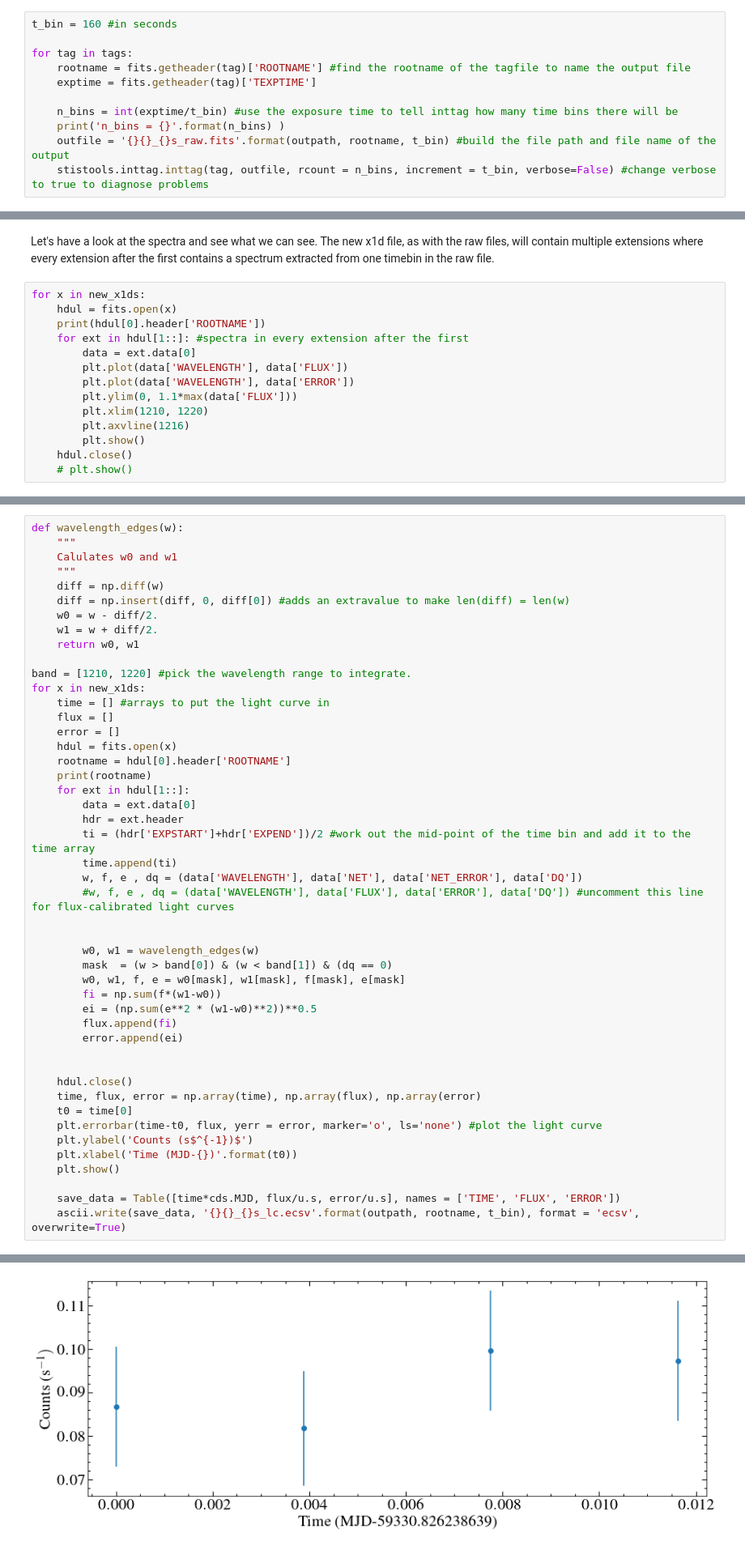
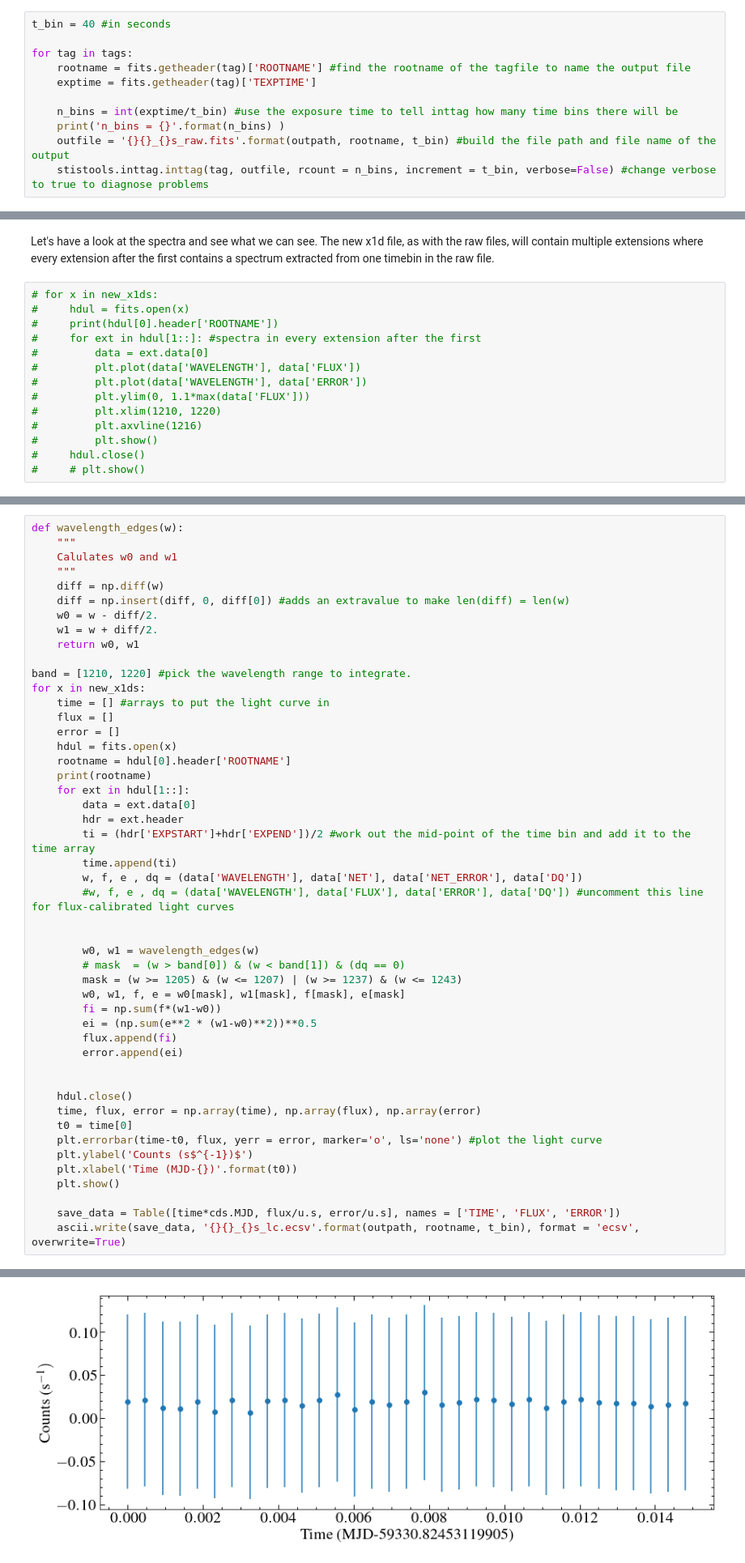
Before and after one commit to davidjwilson/pceb, a Jupyter notebook: eg_uma/eg_uma_stis_lc.ipynb, the cells around one changed output, grey strips where cells are left out. Shown: that part at 81% size. Saved outputs shown, nothing was run; the diff lists cells and outputs as text.

```diff
--- a/eg_uma/eg_uma_stis_lc.ipynb
+++ b/eg_uma/eg_uma_stis_lc.ipynb
@@ -79,7 +79,7 @@ The most important decision is what time step to use. This will depend on what y
 
 Now run intagg on each tagfile. This will make a new "raw" file with multiple extensions, where each extension after the first contains the events for one time bin. Note that stistools doens't like makeing repeat files, so if you want to re-run this you need to remove all new raw files, x1ds files etc from the output directory. https://stistools.readthedocs.io/en/latest/inttag.html
 # %%
-t_bin = 160 #in seconds
+t_bin = 40 #in seconds
 
 for tag in tags:
     rootname = fits.getheader(tag)['ROOTNAME'] #find the rootname of the tagfile to name the output file
@@ -127,16 +137,16 @@ new_x1ds
 # %% [markdown]
 Let's have a look at the spectra and see what we can see. The new x1d file, as with the raw files, will contain multiple extensions where every extension after the first contains a spectrum extracted from one timebin in the raw file.
 # %%
-for x in new_x1ds:
-    hdul = fits.open(x)
-    print(hdul[0].header['ROOTNAME'])
-    for ext in hdul[1::]: #spectra in every extension after the first
-        data = ext.data[0]
-        plt.plot(data['WAVELENGTH'], data['FLUX'])
-        plt.plot(data['WAVELENGTH'], data['ERROR'])
-        plt.ylim(0, 1.1*max(data['FLUX']))
-        plt.xlim(1210, 1220)
-        plt.axvline(1216)
-        plt.show()
-    hdul.close()
-    # plt.show()
+# for x in new_x1ds:
+#     hdul = fits.open(x)
+#     print(hdul[0].header['ROOTNAME'])
+#     for ext in hdul[1::]: #spectra in every extension after the first
+#         data = ext.data[0]
+#         plt.plot(data['WAVELENGTH'], data['FLUX'])
+#         plt.plot(data['WAVELENGTH'], data['ERROR'])
+#         plt.ylim(0, 1.1*max(data['FLUX']))
+#         plt.xlim(1210, 1220)
+#         plt.axvline(1216)
+#         plt.show()
+#     hdul.close()
+#     # plt.show()
@@ -179,32 +175,33 @@ for x in new_x1ds:
     print(rootname)
     for ext in hdul[1::]:
         data = ext.data[0]
         hdr = ext.header
         ti = (hdr['EXPSTART']+hdr['EXPEND'])/2 #work out the mid-point of the time bin and add it to the time array
         time.append(ti)
         w, f, e , dq = (data['WAVELENGTH'], data['NET'], data['NET_ERROR'], data['DQ'])
         #w, f, e , dq = (data['WAVELENGTH'], data['FLUX'], data['ERROR'], data['DQ']) #uncomment this line for flux-calibrated light curves
 
 
         w0, w1 = wavelength_edges(w)
-        mask  = (w > band[0]) & (w < band[1]) & (dq == 0)
+        # mask  = (w > band[0]) & (w < band[1]) & (dq == 0)
+        mask = (w >= 1205) & (w <= 1207) | (w >= 1237) & (w <= 1243)
         w0, w1, f, e = w0[mask], w1[mask], f[mask], e[mask]
         fi = np.sum(f*(w1-w0))
         ei = (np.sum(e**2 * (w1-w0)**2))**0.5
         flux.append(fi)
         error.append(ei)
 
 
     hdul.close()
     time, flux, error = np.array(time), np.array(flux), np.array(error)
     t0 = time[0]
     plt.errorbar(time-t0, flux, yerr = error, marker='o', ls='none') #plot the light curve
     plt.ylabel('Counts (s$^{-1})$')
     plt.xlabel('Time (MJD-{})'.format(t0))
     plt.show()
 
     save_data = Table([time*cds.MJD, flux/u.s, error/u.s], names = ['TIME', 'FLUX', 'ERROR'])
     ascii.write(save_data, '{}{}_{}s_lc.ecsv'.format(outpath, rootname, t_bin), format = 'ecsv', overwrite=True)
 # %% [output]
 oehub3010
-[figure, old version]
+[figure, new version]
```
Also changed, not shown: parts of 6 cells of this notebook, 28 other files.
